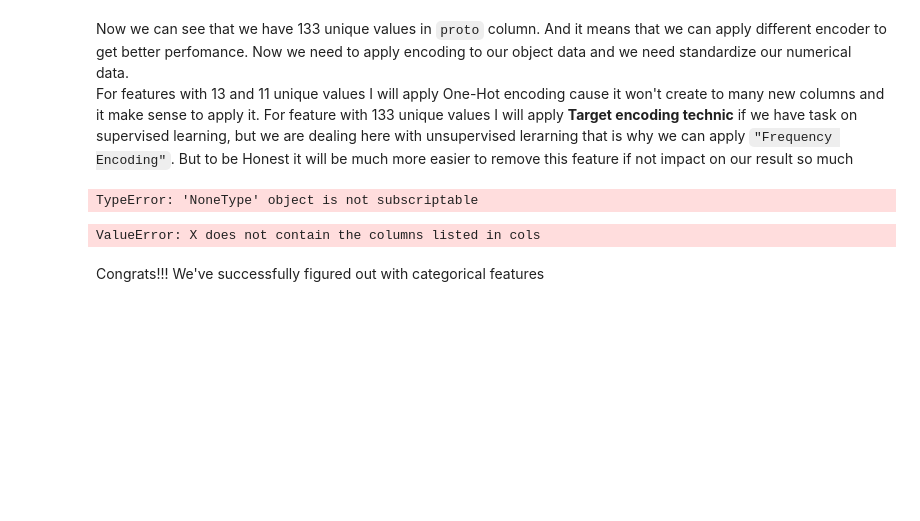
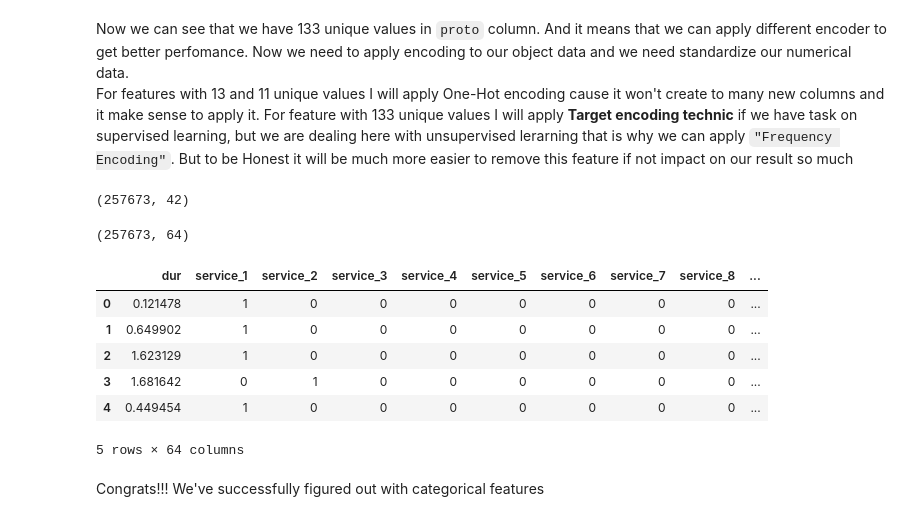
Before and after one commit to Matvey2022/Unsupervised_Learning_1, a Jupyter notebook: Lab-12.ipynb, the cells around one changed output. Cells and saved outputs as stored; diff of their text form; code cells hidden in the pictures; blank space fills up the shorter version.

```diff
--- a/Lab-12.ipynb
+++ b/Lab-12.ipynb
@@ -367,13 +379,13 @@ def frequency_encoder(df, column_name, drop_original = True):
 
     # if True drop original column with object data in our case
     if drop_original == True:
-        df = df.drop(columns=[column_name], inplace=True)
+        df = df.drop(columns=[column_name])
     return df
 # %%
 df = frequency_encoder(df=df, column_name='proto', drop_original=True)
 print(df.shape)
 # %% [output]
-TypeError: 'NoneType' object is not subscriptable
+(257673, 42)
 # %%
 from category_encoders import OneHotEncoder
 
@@ -386,4 +398,4 @@ df = pd.DataFrame(df_encoded, columns= new_columns)
 
 print(df.shape)
 # %% [output]
-ValueError: X does not contain the columns listed in cols
+(257673, 64)
@@ -392,2 +402,12 @@ print
+# %%
+df.head()
+# %% [output]
+|  | dur | service_1 | service_2 | service_3 | service_4 | service_5 | service_6 | service_7 | service_8 | ... |
+| 0 | 0.121478 | 1 | 0 | 0 | 0 | 0 | 0 | 0 | 0 | ... |
+| 1 | 0.649902 | 1 | 0 | 0 | 0 | 0 | 0 | 0 | 0 | ... |
+| 2 | 1.623129 | 1 | 0 | 0 | 0 | 0 | 0 | 0 | 0 | ... |
+| 3 | 1.681642 | 0 | 1 | 0 | 0 | 0 | 0 | 0 | 0 | ... |
+| 4 | 0.449454 | 1 | 0 | 0 | 0 | 0 | 0 | 0 | 0 | ... |
+5 rows × 64 columns
 # %% [markdown]
 Congrats!!! We've successfully figured out with categorical features
```
Also changed, not shown: parts of 21 cells of this notebook, 2 other files.
